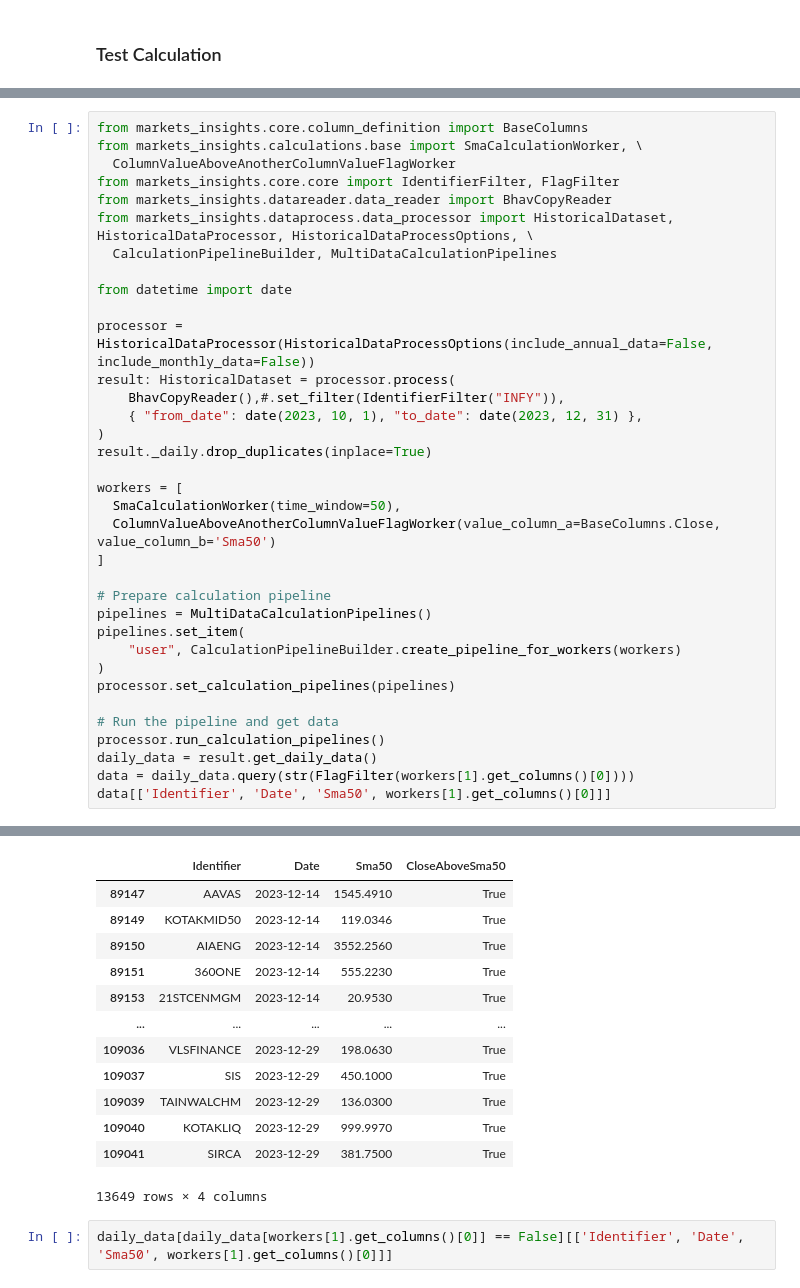
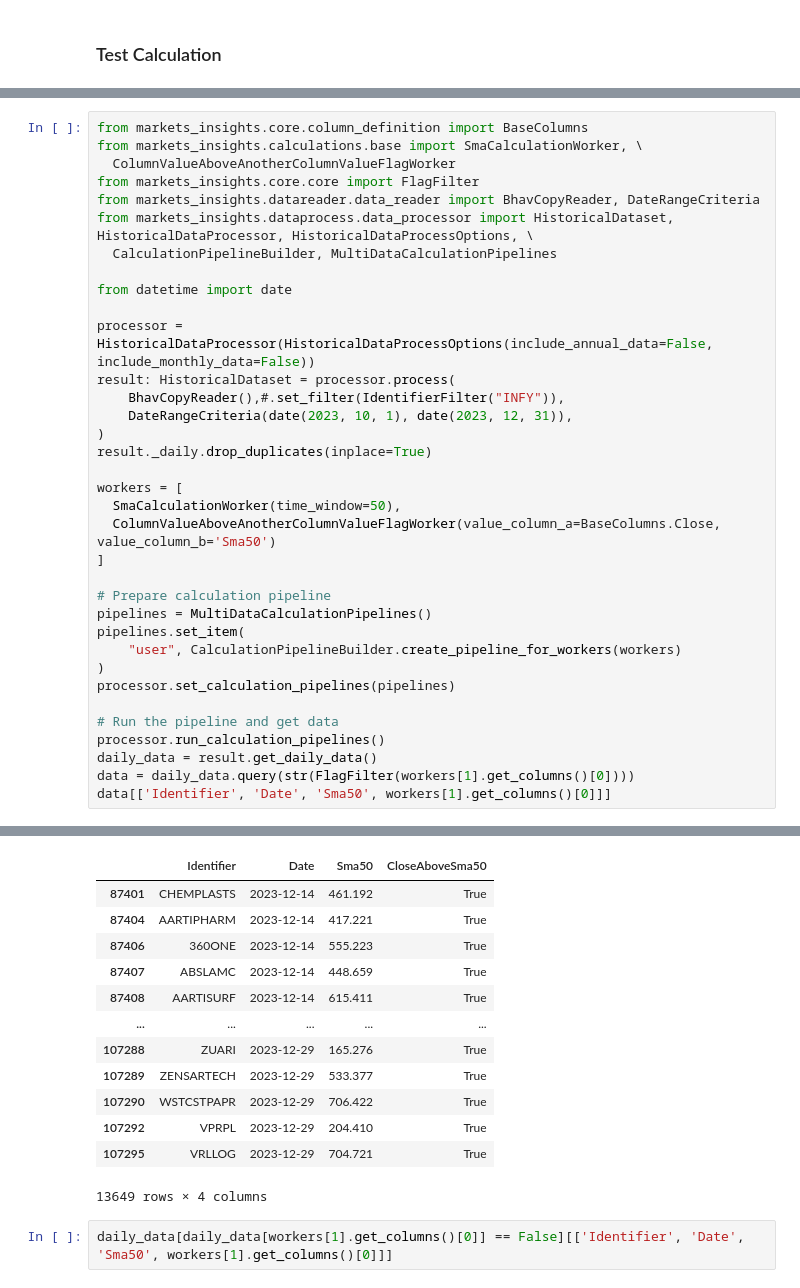
Before and after one commit to nareshrohra/markets_insights, a Jupyter notebook: notebooks/examples.ipynb, the cells around one changed output, grey strips where cells are left out. Drawn from its saved outputs; the diff is of its cells as text.

```diff
--- a/notebooks/examples.ipynb
+++ b/notebooks/examples.ipynb
@@ -134,8 +114,8 @@ for window in [window for window in ['time_window', 'N'] if window in worker._pa
 from markets_insights.core.column_definition import BaseColumns
 from markets_insights.calculations.base import SmaCalculationWorker, \
   ColumnValueAboveAnotherColumnValueFlagWorker
-from markets_insights.core.core import IdentifierFilter, FlagFilter
-from markets_insights.datareader.data_reader import BhavCopyReader
+from markets_insights.core.core import FlagFilter
+from markets_insights.datareader.data_reader import BhavCopyReader, DateRangeCriteria
 from markets_insights.dataprocess.data_processor import HistoricalDataset, HistoricalDataProcessor, HistoricalDataProcessOptions, \
   CalculationPipelineBuilder, MultiDataCalculationPipelines
 
@@ -144,7 +124,7 @@ from datetime import date
 processor = HistoricalDataProcessor(HistoricalDataProcessOptions(include_annual_data=False, include_monthly_data=False))
 result: HistoricalDataset = processor.process(
     BhavCopyReader(),#.set_filter(IdentifierFilter("INFY")),
-    { "from_date": date(2023, 10, 1), "to_date": date(2023, 12, 31) },
+    DateRangeCriteria(date(2023, 10, 1), date(2023, 12, 31)),
 )
 result._daily.drop_duplicates(inplace=True)
 
@@ -174,17 +154,17 @@ HistoricalDataProcessor.process took 6 seconds
 SmaCalculationWorker took 0 seconds
 ColumnValueAboveAnotherColumnValueFlagWorker took 0 seconds
 |  | Identifier | Date | Sma50 | CloseAboveSma50 |
-| 89147 | AAVAS | 2023-12-14 | 1545.4910 | True |
-| 89149 | KOTAKMID50 | 2023-12-14 | 119.0346 | True |
-| 89150 | AIAENG | 2023-12-14 | 3552.2560 | True |
-| 89151 | 360ONE | 2023-12-14 | 555.2230 | True |
-| 89153 | 21STCENMGM | 2023-12-14 | 20.9530 | True |
+| 87401 | CHEMPLASTS | 2023-12-14 | 461.192 | True |
+| 87404 | AARTIPHARM | 2023-12-14 | 417.221 | True |
+| 87406 | 360ONE | 2023-12-14 | 555.223 | True |
+| 87407 | ABSLAMC | 2023-12-14 | 448.659 | True |
+| 87408 | AARTISURF | 2023-12-14 | 615.411 | True |
 | ... | ... | ... | ... | ... |
-| 109036 | VLSFINANCE | 2023-12-29 | 198.0630 | True |
-| 109037 | SIS | 2023-12-29 | 450.1000 | True |
-| 109039 | TAINWALCHM | 2023-12-29 | 136.0300 | True |
-| 109040 | KOTAKLIQ | 2023-12-29 | 999.9970 | True |
-| 109041 | SIRCA | 2023-12-29 | 381.7500 | True |
+| 107288 | ZUARI | 2023-12-29 | 165.276 | True |
+| 107289 | ZENSARTECH | 2023-12-29 | 533.377 | True |
+| 107290 | WSTCSTPAPR | 2023-12-29 | 706.422 | True |
+| 107292 | VPRPL | 2023-12-29 | 204.410 | True |
+| 107295 | VRLLOG | 2023-12-29 | 704.721 | True |
 13649 rows × 4 columns
 # %%
 daily_data[daily_data[workers[1].get_columns()[0]] == False][['Identifier', 'Date', 'Sma50', workers[1].get_columns()[0]]]
```
Also changed, not shown: parts of 33 cells of this notebook, 2 other files.
